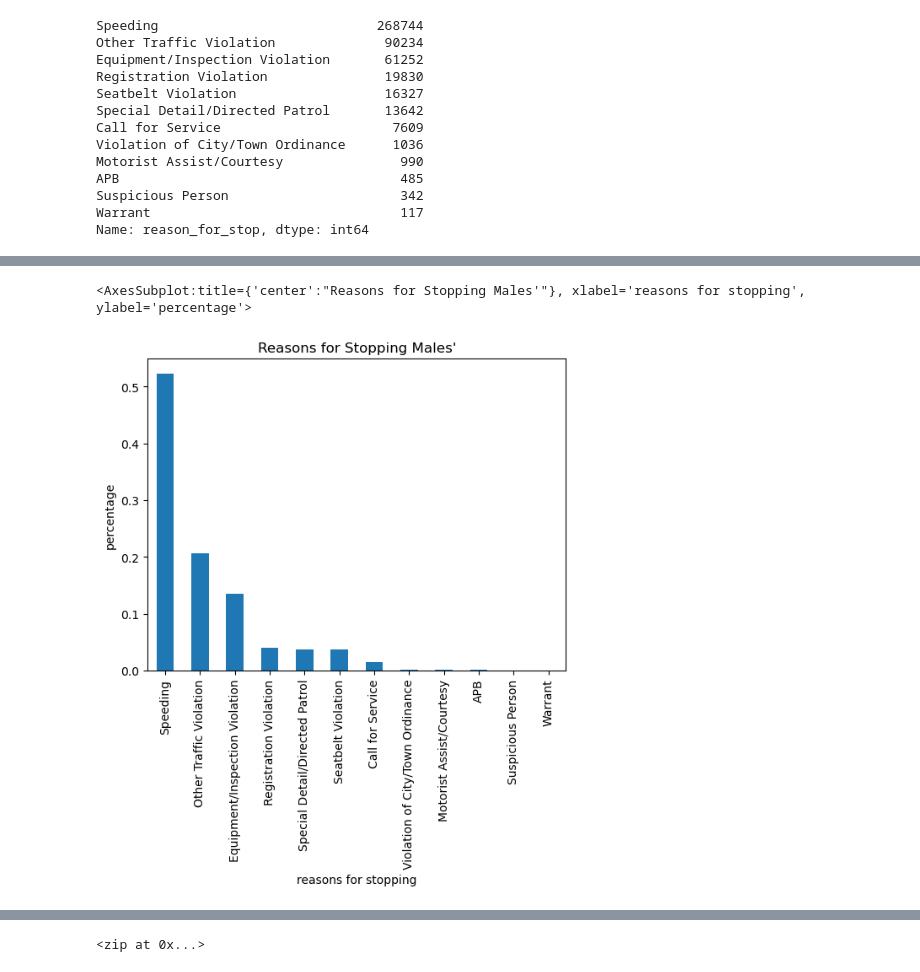
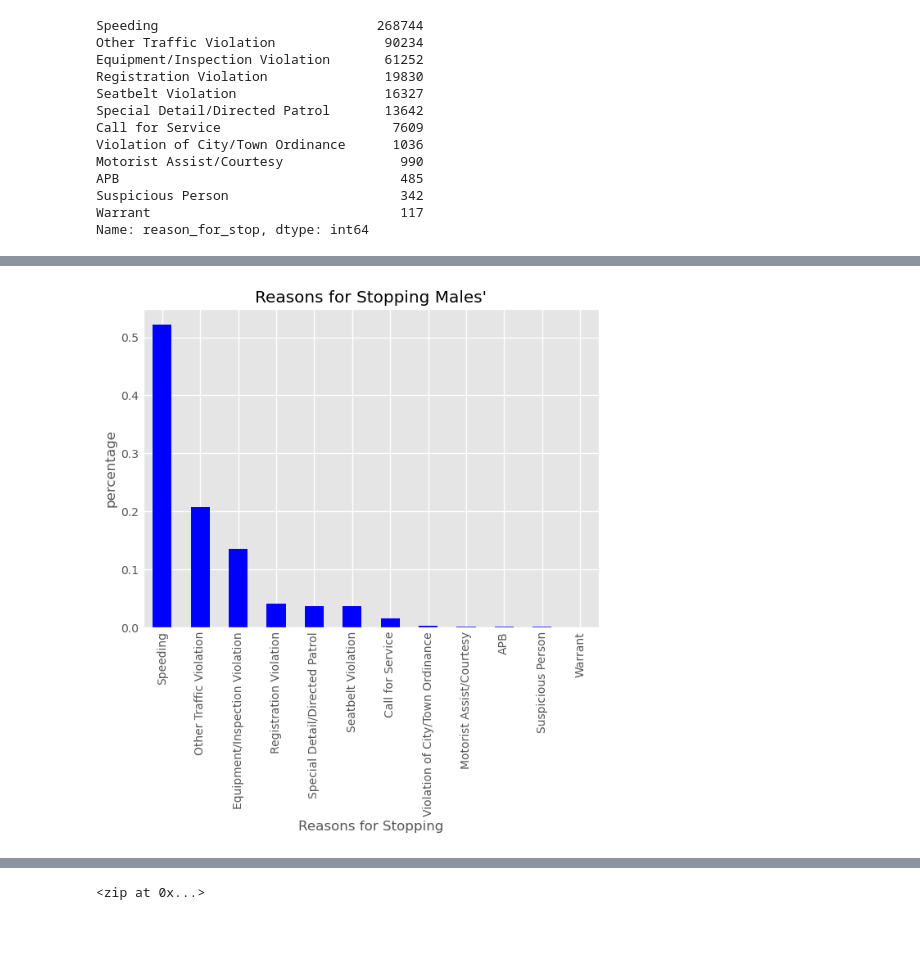
Before and after one commit to nevracorapsiz/Analyzing-Rhode-Island-Traffic-Stops, a Jupyter notebook: RI_TRAFFIC_STOPS.ipynb, the cells around one changed output, grey strips where cells are left out. Drawn from its saved outputs; the diff is of its cells as text; code cells hidden in the pictures; blank space fills up the shorter version.

```diff
--- a/RI_TRAFFIC_STOPS.ipynb
+++ b/RI_TRAFFIC_STOPS.ipynb
@@ -205,5 +209,6 @@ white                     0.026795
 Name: arrest_made, dtype: Float64
 # %%
 arrest_by_race.plot(kind="pie", title="Arrest Proportion by Race")
-plt.style.use("fivethirtyeight")
+plt.ylabel("")
+plt.style.use("ggplot")
 # %% [output]
@@ -270,6 +275,6 @@ Name: reason_for_stop, dtype: int64
 # %%
 female_reason_for_stop=df[df.subject_sex=="female"].reason_for_stop.value_counts(normalize=True)
 # %%
-female_reason_for_stop.plot(kind="bar", ylabel="percentage", title="Reasons for Stopping Females'")
-plt.style.use("fivethirtyeight")
+female_reason_for_stop.plot(kind="bar", ylabel="percentage", title="Reasons for Stopping Females'",color="Red")
+plt.style.use("ggplot")
 # %% [output]
@@ -277,10 +282,10 @@ plt.style.use("fivethirtyeight")
 # %%
 male_reason_for_stop=df[df.subject_sex=="male"].reason_for_stop.value_counts(normalize=True)
 # %%
-male_reason_for_stop.plot(kind="bar", xlabel="reasons for stopping", ylabel="percentage", title="Reasons for Stopping Males'")
+male_reason_for_stop.plot(kind="bar", xlabel="Reasons for Stopping", ylabel="percentage", title="Reasons for Stopping Males'",color="Blue")
+plt.style.use("ggplot")
 # %% [output]
-<AxesSubplot:title={'center':"Reasons for Stopping Males'"}, xlabel='reasons for stopping', ylabel='percentage'>
-[figure, old version]
+[figure, new version]
 # %%
 sex_reason_for_stop=df.groupby(["subject_sex"]).reason_for_stop.value_counts()
 # %%
```
Also changed, not shown: parts of 19 cells of this notebook.
